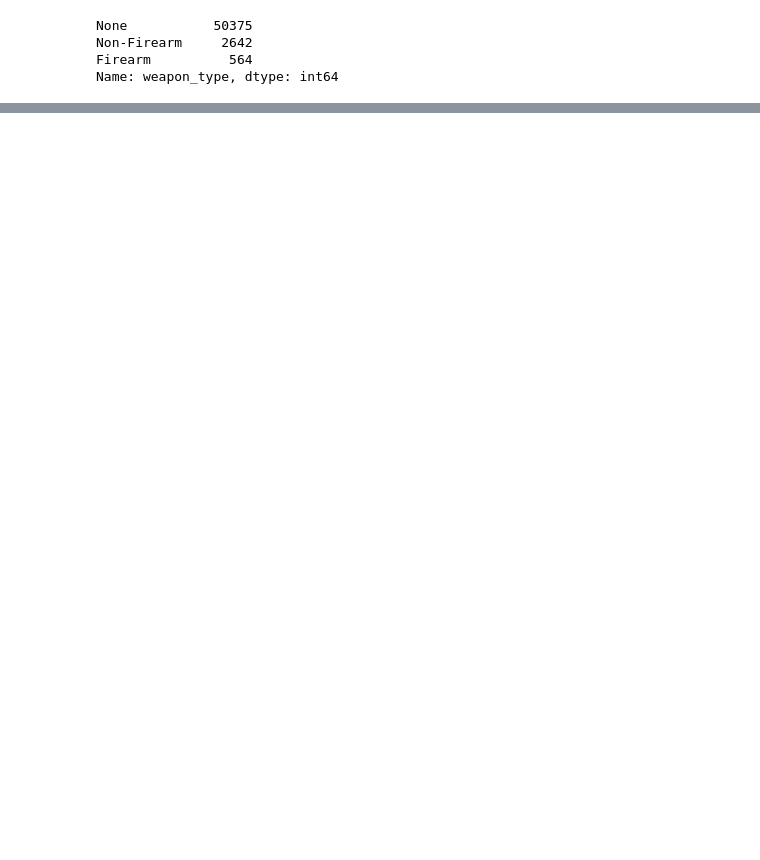
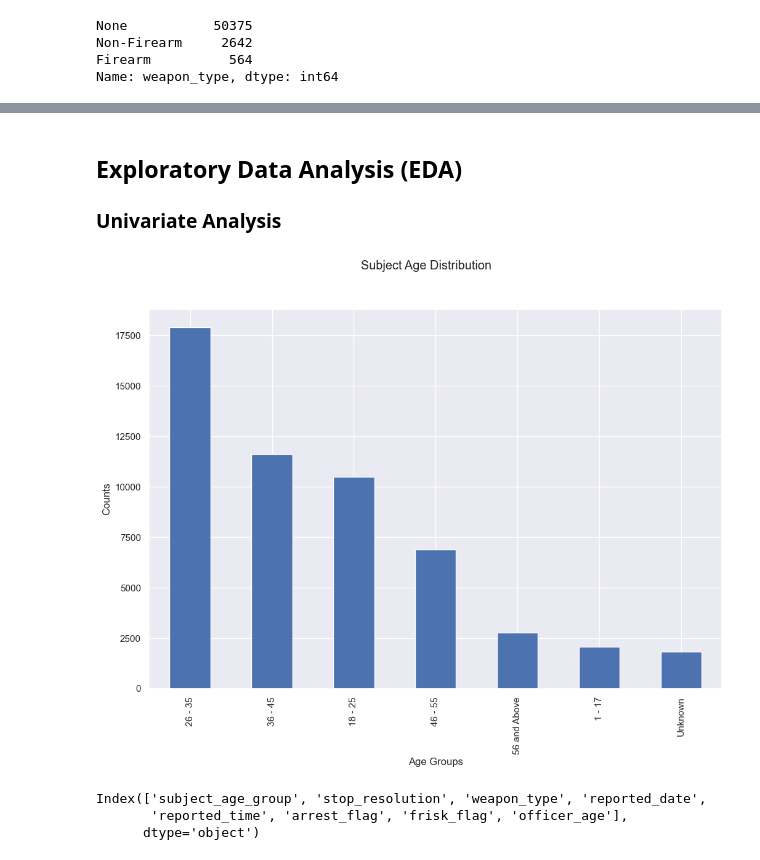
Before and after one commit to Azegele/Phase-3-Project, a Jupyter notebook: index.ipynb, the cells around one changed output, grey strips where cells are left out. Cells and saved outputs as stored; diff of their text form; code cells hidden in the pictures; blank space fills up the shorter version.

```diff
--- a/index.ipynb
+++ b/index.ipynb
@@ -422,3 +433,8 @@ terry_stops
 terry_stops['officer_age']= 2022- terry_stops['officer_yob']
 #drop the column for officer year of birth
 terry_stops.drop('officer_yob', axis=1, inplace=True)
+# %%
+#we are replacing the 122 year olds with the modal age
+age_mode = terry_stops["officer_age"].mode()
+terry_stops["officer_age"].replace({122:age_mode[0]},inplace=True)
+terry_stops["officer_age"].sort_values(ascending=False)
@@ -508,3 +535,6 @@ Name: weapon_type, dtype: int64
 # terry_stops['weapon_type'].replace({'-': 'None', 'None/Not Applicable':'None',
 #                                     'Personal Weapons (hands, feet, etc.)': 'None'}, inplace=True)
 # terry_stops['weapon_type'].value_counts()
+# %%
+#replacing missing values with N
+terry_stops["frisk_flag"].replace({"-":"N"},inplace = True)
@@ -510,0 +550,19 @@ Name: weapon_type, dtype: int64
+# %% [markdown]
+## Exploratory Data Analysis (EDA)
+
+ ### Univariate Analysis
+# %%
+plt.figure(figsize=(12,8))
+terry_stops['subject_age_group'].value_counts().plot(kind='bar')
+plt.suptitle("Subject Age Distribution")
+plt.xlabel("Age Groups")
+plt.ylabel("Counts")
+plt.show()
+# %% [output]
+[figure, added]
+# %%
+terry_stops.columns
+# %% [output]
+Index(['subject_age_group', 'stop_resolution', 'weapon_type', 'reported_date',
+       'reported_time', 'arrest_flag', 'frisk_flag', 'officer_age'],
+      dtype='object')
```
Also changed, not shown: parts of 11 cells of this notebook.
